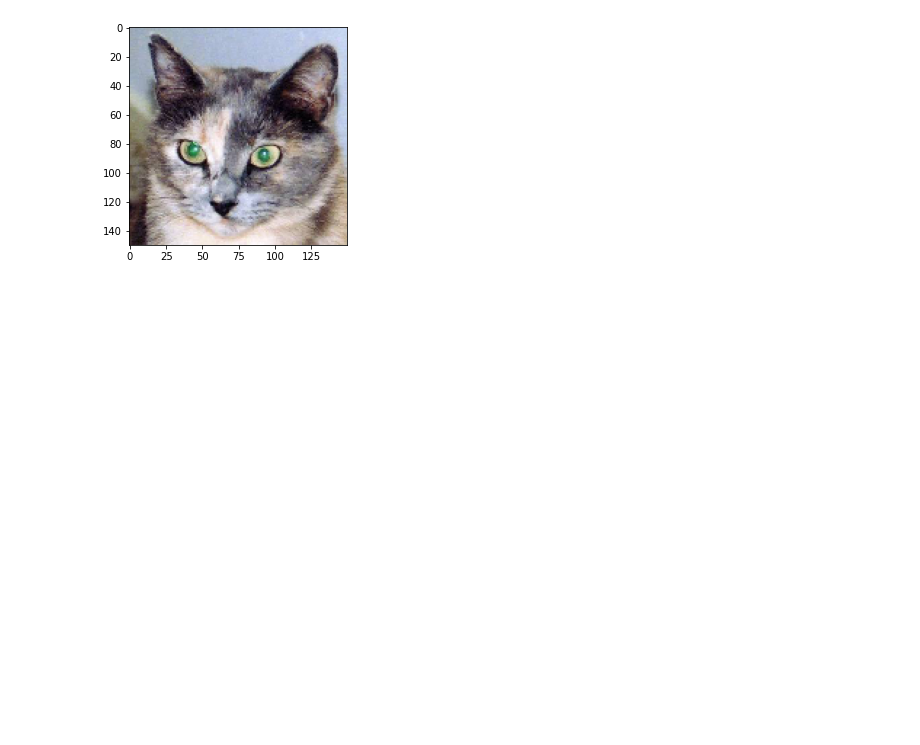
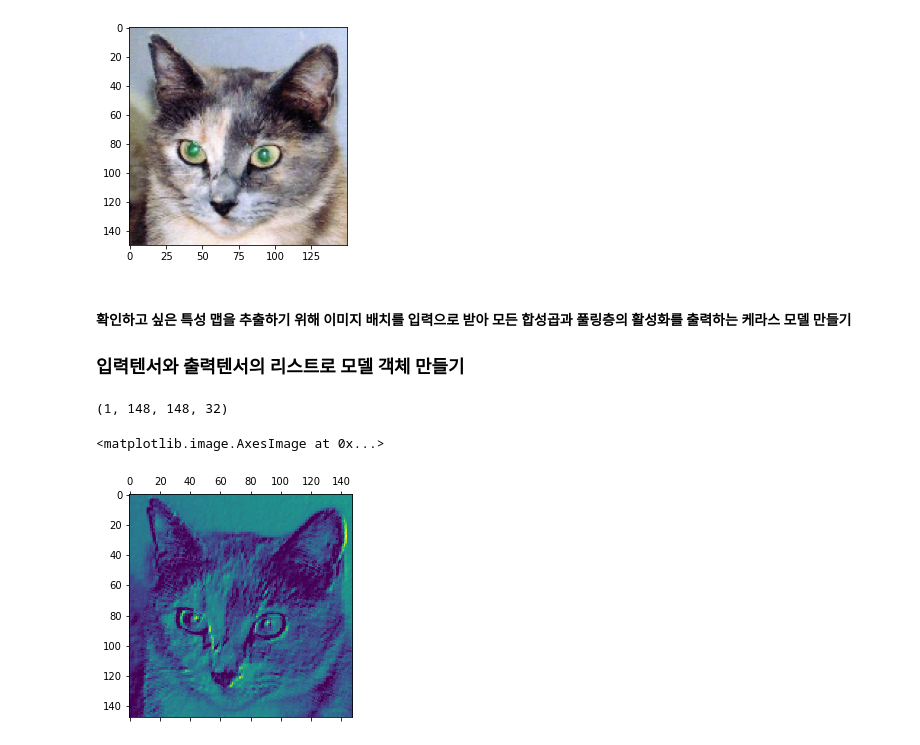
Before and after one commit to sanha9999/deep_learning_with_python, a Jupyter notebook: 합성곱 신경망/학습 시각화/컨브넷 학습 시각화.ipynb, the cells around one changed output. Saved outputs shown, nothing was run; the diff lists cells and outputs as text; code cells hidden in the pictures; blank space fills up the shorter version.

```diff
--- a/합성곱 신경망/학습 시각화/컨브넷 학습 시각화.ipynb
+++ b/합성곱 신경망/학습 시각화/컨브넷 학습 시각화.ipynb
@@ -49,3 +49,28 @@ plt.imshow(img_tensor[0])
 plt.show()
 # %% [output]
 [figure]
+# %% [markdown]
+#### 확인하고 싶은 특성 맵을 추출하기 위해 이미지 배치를 입력으로 받아 모든 합성곱과 풀링층의 활성화를 출력하는 케라스 모델 만들기
+
+### 입력텐서와 출력텐서의 리스트로 모델 객체 만들기
+# %%
+from keras import models
+
+layer_outputs = [layer.output for layer in model.layers[:8]] # 상위 8개의 출력을 추출한다.
+activation_model = models.Model(inputs=model.input, outputs=layer_outputs)
+# 입력에 대해 8개 층의 출력을 반환하는 모델
+# %%
+activations = activation_model.predict(img_tensor) # 층의 활성화마다 하나씩 8개의 넘파이 배열로 이루어진 리스트를 반환한다.
+# %%
+first_layer_activation = activations[0]
+# %%
+print(first_layer_activation.shape)
+# %% [output]
+(1, 148, 148, 32)
+# %%
+import matplotlib.pyplot as plt
+
+plt.matshow(first_layer_activation[0, :, :, 19 ], cmap='viridis')
+# %% [output]
+<matplotlib.image.AxesImage at 0x...>
+[figure, added]
```
Also changed, not shown: parts of 5 cells of this notebook.
